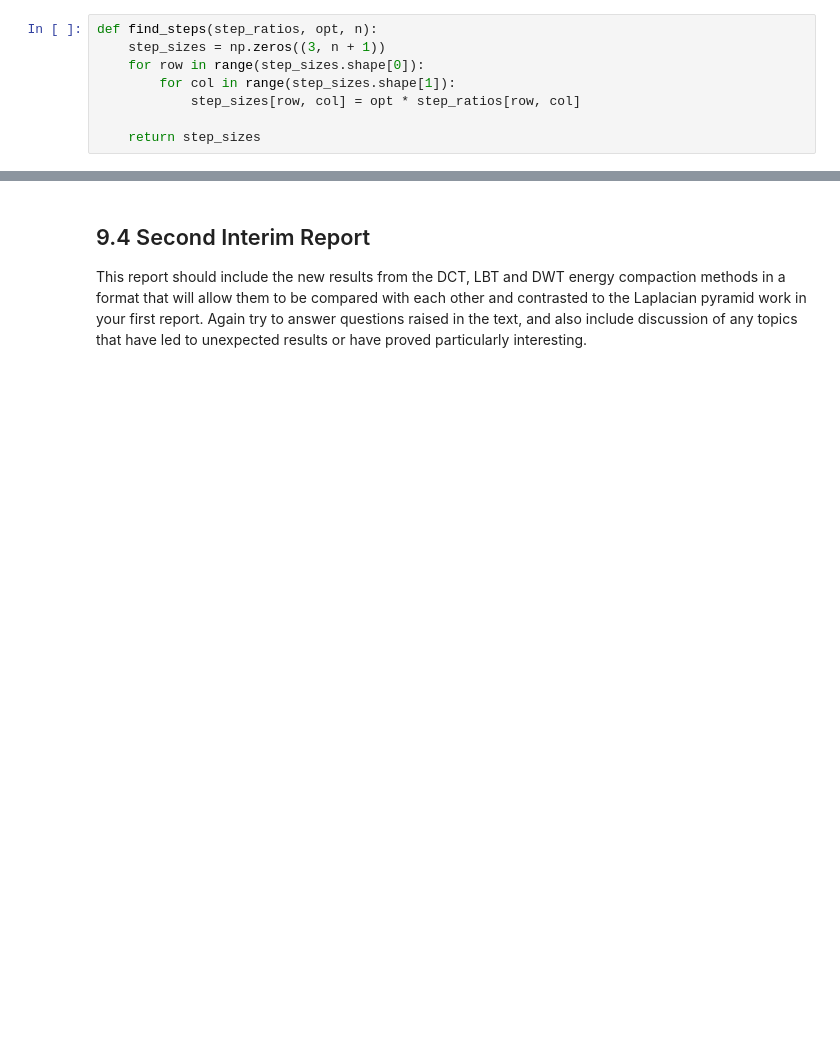
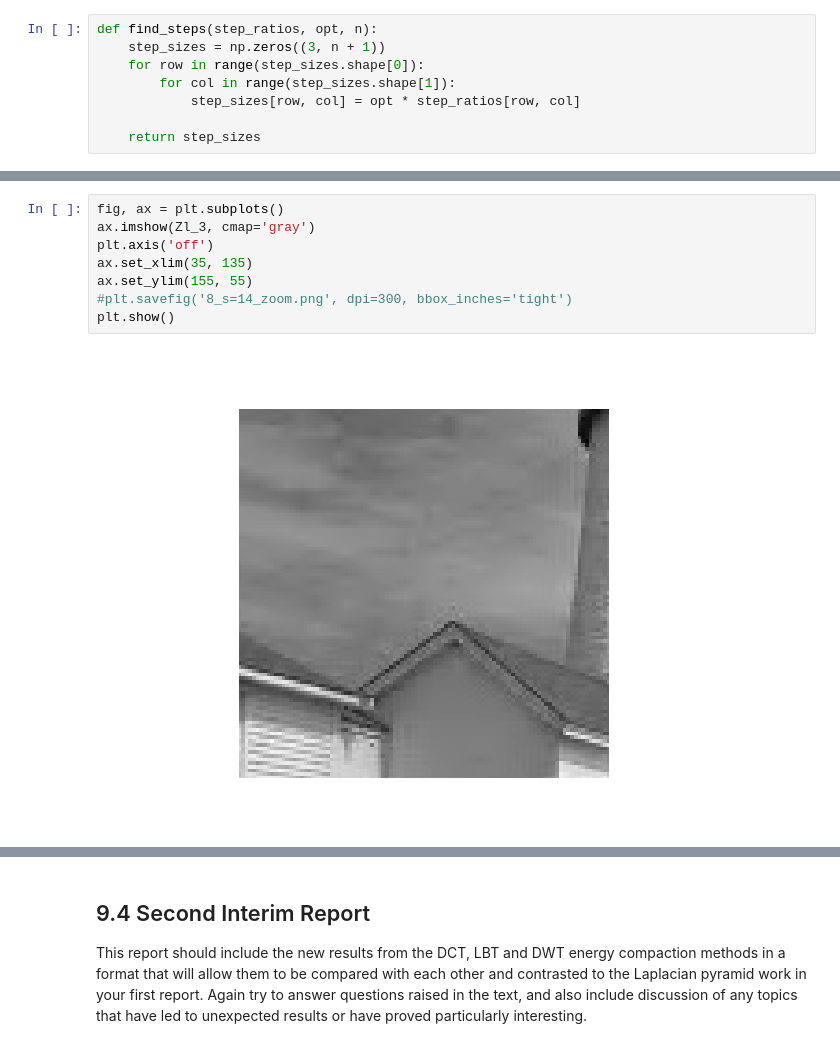
Before and after one commit to ki277/cued_sf2_lab, a Jupyter notebook: 9-dwt.ipynb, the cells around one changed output, grey strips where cells are left out. Cells and saved outputs as stored; diff of their text form; blank space fills up the shorter version.

```diff
--- a/9-dwt.ipynb
+++ b/9-dwt.ipynb
@@ -600,0 +632,10 @@ print(Yq)
+# %%
+fig, ax = plt.subplots()
+ax.imshow(Zl_3, cmap='gray')
+plt.axis('off')
+ax.set_xlim(35, 135)
+ax.set_ylim(155, 55)
+#plt.savefig('8_s=14_zoom.png', dpi=300, bbox_inches='tight')
+plt.show()
+# %% [output]
+[figure, added]
```
Also changed, not shown: parts of 21 cells of this notebook.
